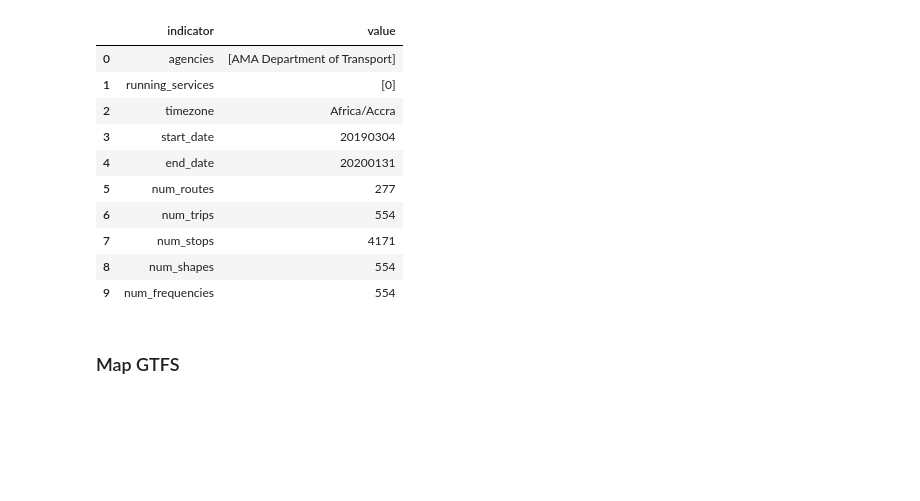
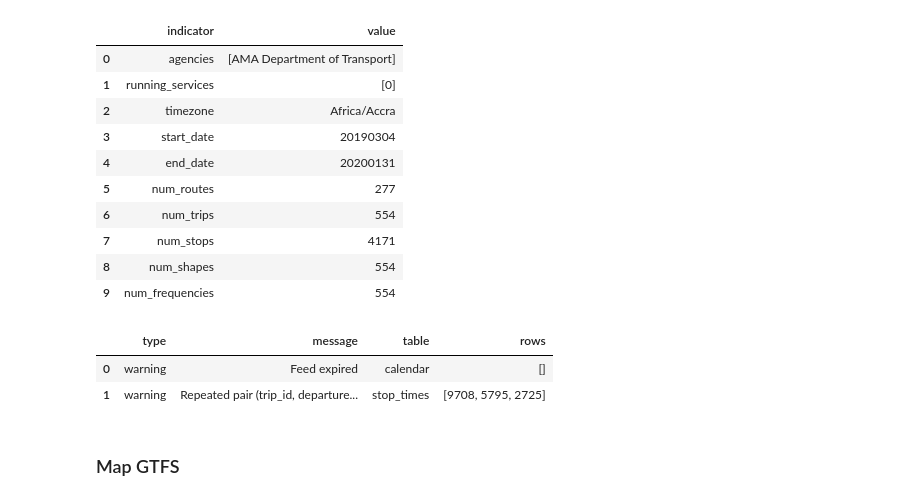
Before and after one commit to systragroup/syspy_examples, a Jupyter notebook: gtfs_reader/1-map-export-gtfs.ipynb, the cells around one changed output. Cells and saved outputs as stored; diff of their text form; code cells hidden in the pictures; blank space fills up the shorter version.

```diff
--- a/gtfs_reader/1-map-export-gtfs.ipynb
+++ b/gtfs_reader/1-map-export-gtfs.ipynb
@@ -24,6 +24,12 @@ feed.describe()
 | 7 | num_stops | 4171 |
 | 8 | num_shapes | 554 |
 | 9 | num_frequencies | 554 |
+# %%
+feed.validate()
+# %% [output]
+|  | type | message | table | rows |
+| 0 | warning | Feed expired | calendar | [] |
+| 1 | warning | Repeated pair (trip_id, departure... | stop_times | [9708, 5795, 2725] |
 # %% [markdown]
 ### Map GTFS
 # %%
```
Also changed, not shown: parts of 3 cells of this notebook, 10 other files.
